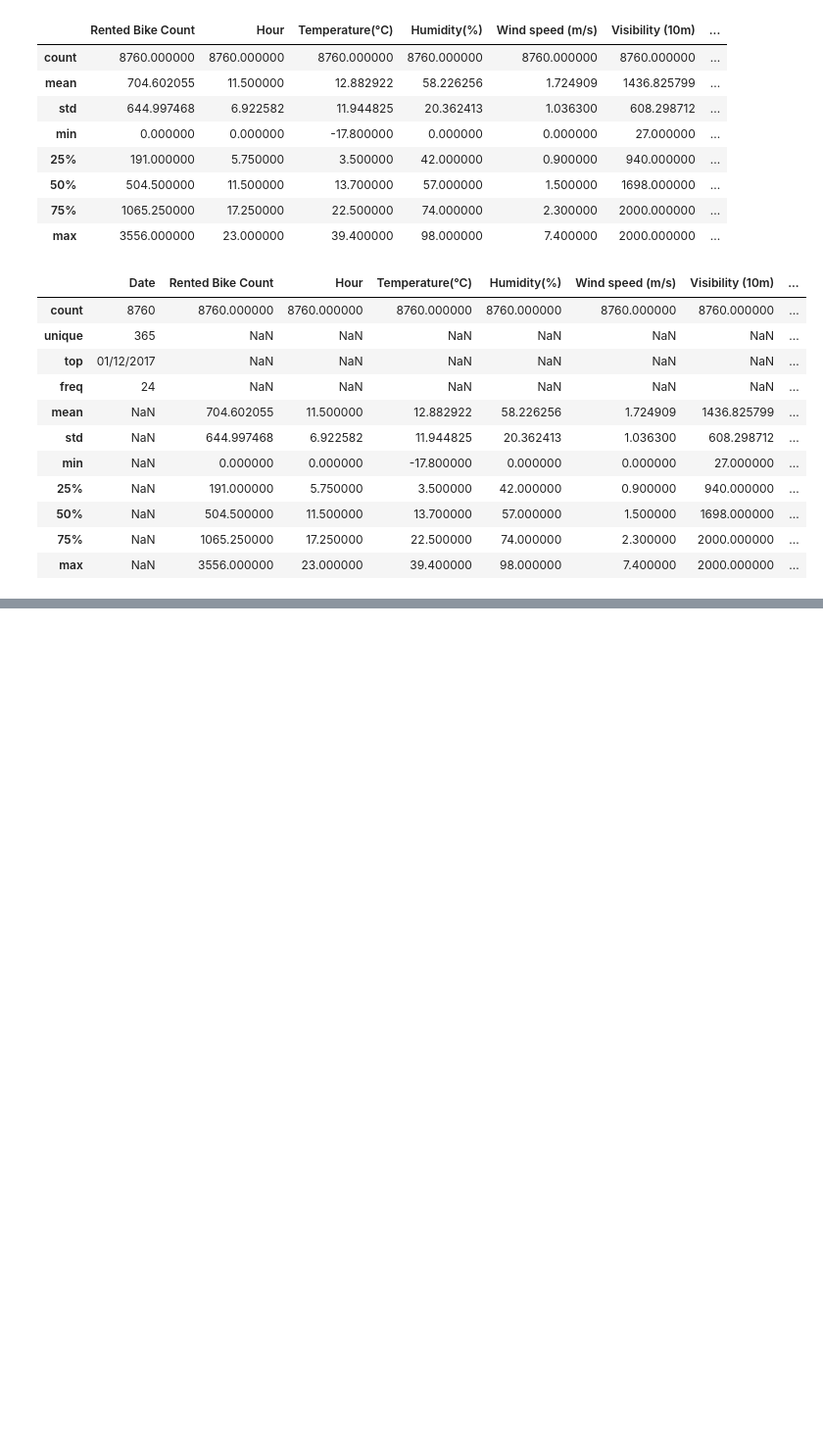
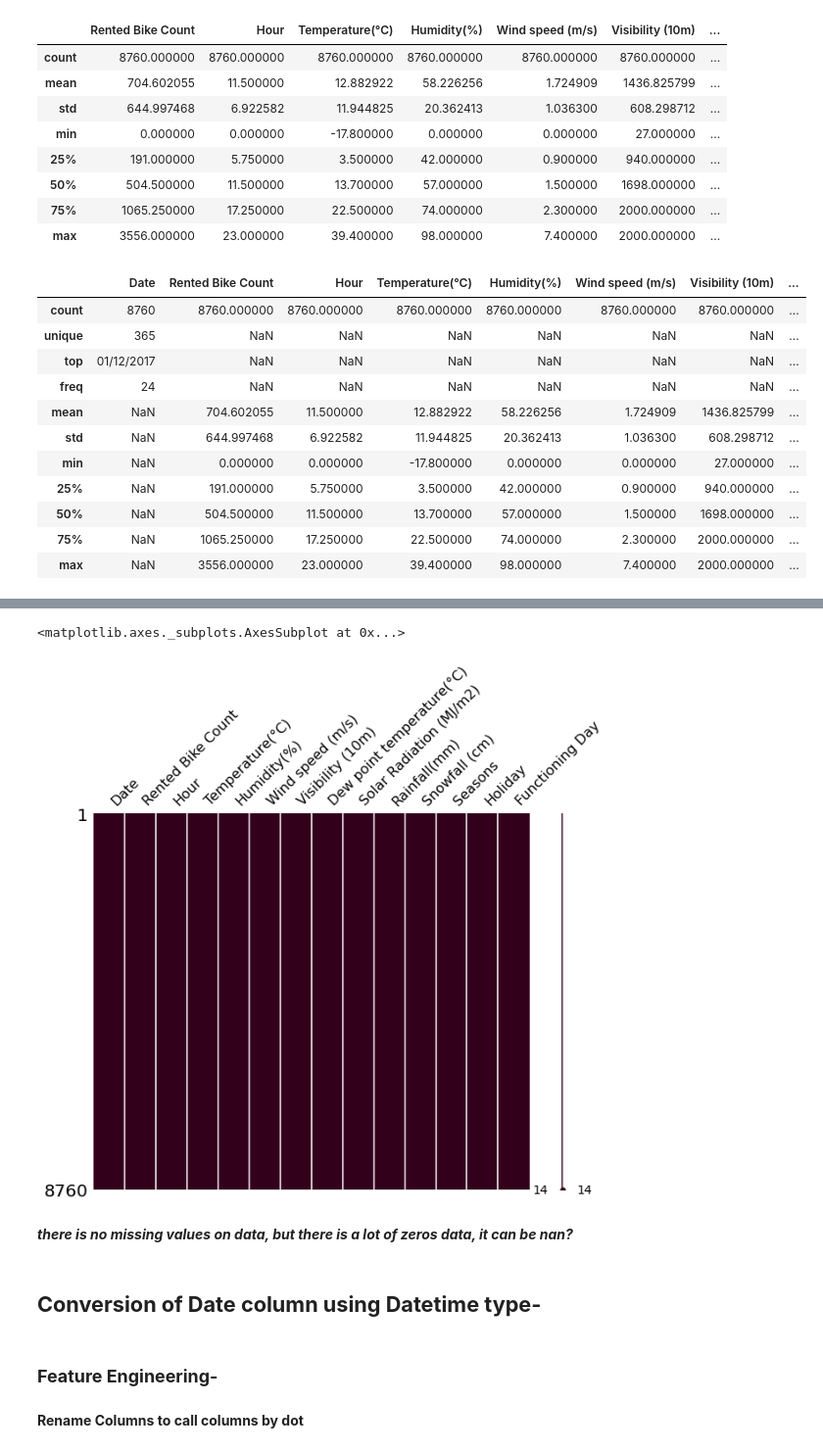
Before and after one commit to VermaSanjayrk/Seoul-Bike-Sharing-Demand-Prediction, a Jupyter notebook: Seoul_Bike_Sharing_Demand_Prediction.ipynb, the cells around one changed output, grey strips where cells are left out. Shown at 98% size. Cells and saved outputs as stored; diff of their text form; code cells hidden in the pictures; blank space fills up the shorter version.

```diff
--- a/Seoul_Bike_Sharing_Demand_Prediction.ipynb
+++ b/Seoul_Bike_Sharing_Demand_Prediction.ipynb
@@ -158,0 +178,10 @@ bike_df.describe(include='all')
+# %%
+#checking for nan values
+mno.matrix(bike_df,figsize=(10,8),color=(0.2, 0.0, 0.11))
+# %% [output]
+<matplotlib.axes._subplots.AxesSubplot at 0x...>
+[figure, added]
+# %% [markdown]
+***there is no missing values on data, but there is a lot of zeros data, it can be nan?***
+# %% [markdown]
+## **Conversion of Date column using Datetime type-**
@@ -158,0 +197,4 @@ bike_df.describe(include='all')
+# %% [markdown]
+### **Feature Engineering-**
+# %% [markdown]
+**Rename Columns to call columns by dot**
```
Also changed, not shown: parts of 9 cells of this notebook.
